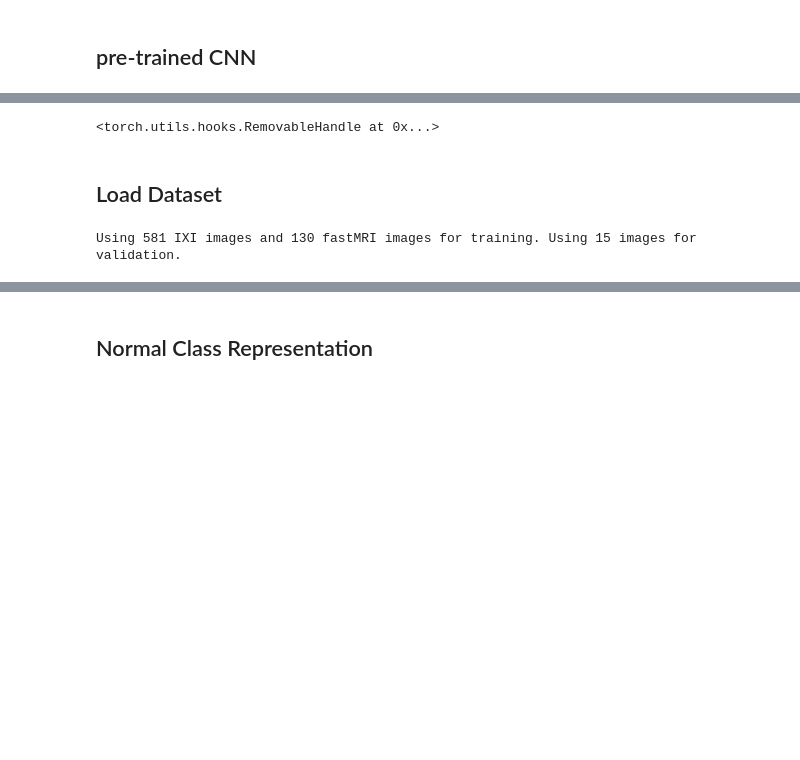
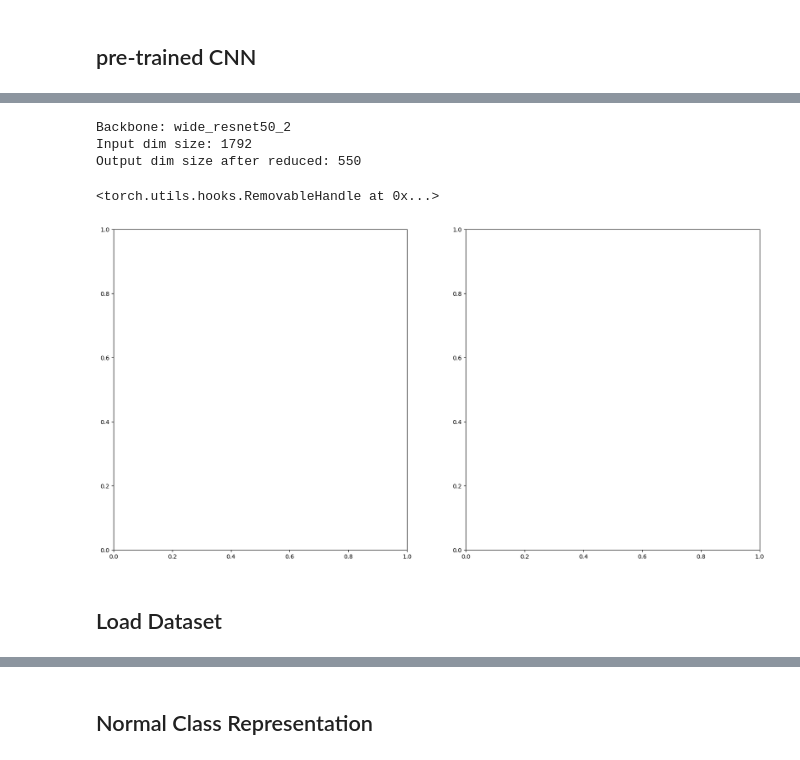
Before and after one commit to ardamamur/Unsupervised-Anomaly-Detection-in-Medical-Images-via-PaDiM, a Jupyter notebook: backup/main.ipynb, the cells around one changed output, grey strips where cells are left out. Drawn from its saved outputs; the diff is of its cells as text; code cells hidden in the pictures; blank space fills up the shorter version.

```diff
--- a/backup/main.ipynb
+++ b/backup/main.ipynb
@@ -77,0 +67,8 @@ ResNet(
+# %%
+print('Backbone: {}'.format(opt['model']['backbone']))
+print('Input dim size: {}'.format(t_d))
+print('Output dim size after reduced: {}'.format(d))
+# %% [output]
+Backbone: wide_resnet50_2
+Input dim size: 1792
+Output dim size after reduced: 550
@@ -89,6 +98,10 @@ model.layer3[-1].register_forward_hook(hook)
+# %%
+fig, ax = plt.subplots(1, 2, figsize=(20, 10))
+fig_img_rocauc = ax[0]
+fig_pixel_rocauc = ax[1]
+total_roc_auc = []
+total_pixel_roc_auc= []
+# %% [output]
+[figure, added]
 # %% [markdown]
 ## Load Dataset
-# %%
-train_dataloader = load_train_dataset(opt).train_dataloader()
-# %% [output]
-Using 581 IXI images and 130 fastMRI images for training. Using 15 images for validation.
```
Also changed, not shown: parts of 51 cells of this notebook, 19 other files.
